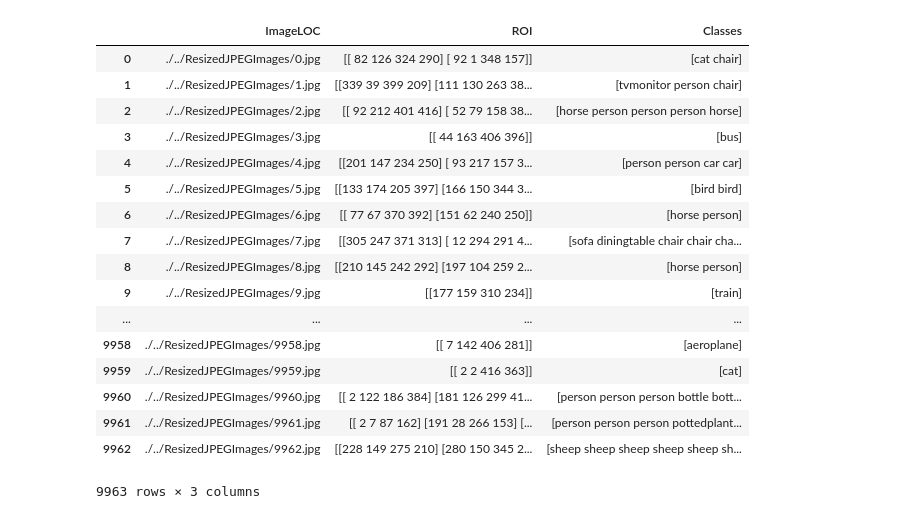
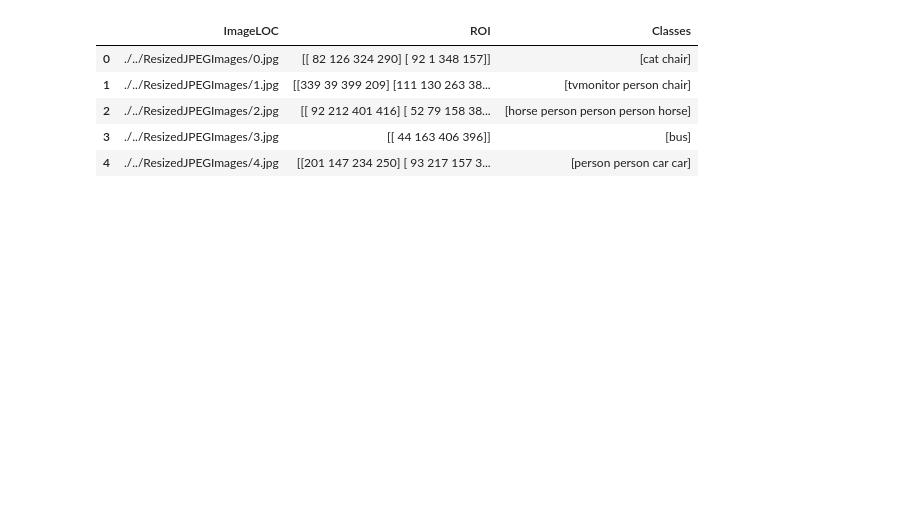
Before and after one commit to HashRoot97/YOLOv2, a Jupyter notebook: Test.ipynb, the cells around one changed output. Saved outputs shown, nothing was run; the diff lists cells and outputs as text; code cells hidden in the pictures; blank space fills up the shorter version.

```diff
--- a/Test.ipynb
+++ b/Test.ipynb
@@ -10,26 +10,14 @@ import matplotlib.ticker as plticker
 import cv2
 # %%
 df = pd.read_csv('../data.csv')
-df
+df.head()
 # %% [output]
 |  | ImageLOC | ROI | Classes |
 | 0 | ./../ResizedJPEGImages/0.jpg | [[ 82 126 324 290] [ 92 1 348 157]] | [cat chair] |
 | 1 | ./../ResizedJPEGImages/1.jpg | [[339 39 399 209] [111 130 263 38... | [tvmonitor person chair] |
 | 2 | ./../ResizedJPEGImages/2.jpg | [[ 92 212 401 416] [ 52 79 158 38... | [horse person person person horse] |
 | 3 | ./../ResizedJPEGImages/3.jpg | [[ 44 163 406 396]] | [bus] |
 | 4 | ./../ResizedJPEGImages/4.jpg | [[201 147 234 250] [ 93 217 157 3... | [person person car car] |
-| 5 | ./../ResizedJPEGImages/5.jpg | [[133 174 205 397] [166 150 344 3... | [bird bird] |
-| 6 | ./../ResizedJPEGImages/6.jpg | [[ 77 67 370 392] [151 62 240 250]] | [horse person] |
-| 7 | ./../ResizedJPEGImages/7.jpg | [[305 247 371 313] [ 12 294 291 4... | [sofa diningtable chair chair cha... |
-| 8 | ./../ResizedJPEGImages/8.jpg | [[210 145 242 292] [197 104 259 2... | [horse person] |
-| 9 | ./../ResizedJPEGImages/9.jpg | [[177 159 310 234]] | [train] |
-| ... | ... | ... | ... |
-| 9958 | ./../ResizedJPEGImages/9958.jpg | [[ 7 142 406 281]] | [aeroplane] |
-| 9959 | ./../ResizedJPEGImages/9959.jpg | [[ 2 2 416 363]] | [cat] |
-| 9960 | ./../ResizedJPEGImages/9960.jpg | [[ 2 122 186 384] [181 126 299 41... | [person person person bottle bott... |
-| 9961 | ./../ResizedJPEGImages/9961.jpg | [[ 2 7 87 162] [191 28 266 153] [... | [person person person pottedplant... |
-| 9962 | ./../ResizedJPEGImages/9962.jpg | [[228 149 275 210] [280 150 345 2... | [sheep sheep sheep sheep sheep sh... |
-9963 rows × 3 columns
 # %%
 def convert_numpy():
     a = df['ROI'][:]
```
Also changed, not shown: parts of 12 cells of this notebook.
